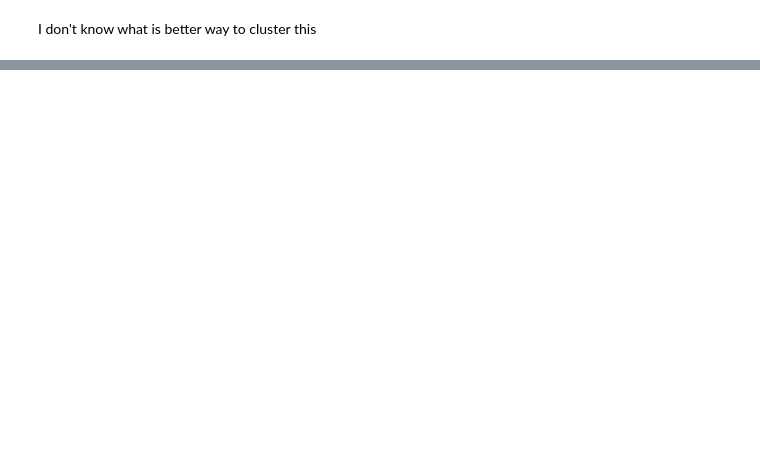
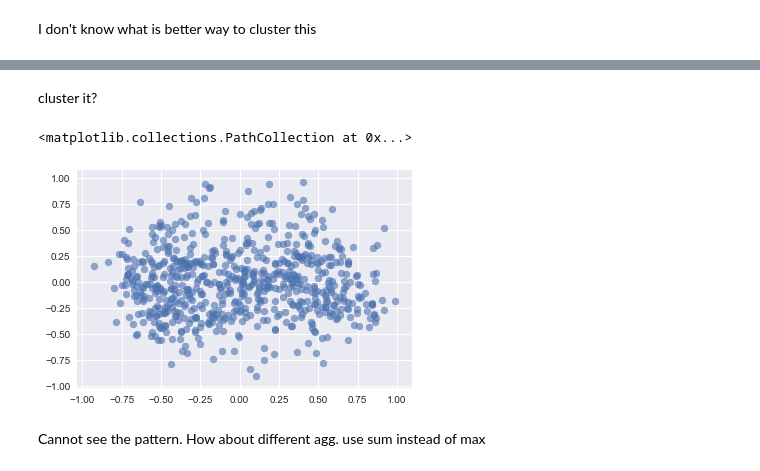
Before and after one commit to philogynic/notebooks, a Jupyter notebook: MovieLens.ipynb, the cells around one changed output, grey strips where cells are left out. Saved outputs shown, nothing was run; the diff lists cells and outputs as text; code cells hidden in the pictures; blank space fills up the shorter version.

```diff
--- a/MovieLens.ipynb
+++ b/MovieLens.ipynb
@@ -463,0 +603,4 @@ From the available data, what is the characteristic of user that we can used?
+# %%
+rg_cl = rg.drop(['movieId'], axis=1)
+# %%
+rg_cl = rg_cl.set_index('userId')
@@ -463,0 +629,2 @@ From the available data, what is the characteristic of user that we can used?
+# %%
+rg_cl_n = rg_cl.apply(lambda x: x/x.max(), axis=1)
@@ -463,0 +641,12 @@ From the available data, what is the characteristic of user that we can used?
+# %% [markdown]
+cluster it?
+# %%
+pca_rg = PCA(n_components=2)
+X_pca_rgcln = pca_rg.fit_transform(rg_cl_n)
+# %%
+plt.scatter(X_pca_rgcln[:, 0], X_pca_rgcln[:, 1], alpha=0.6)
+# %% [output]
+<matplotlib.collections.PathCollection at 0x...>
+[figure, added]
+# %% [markdown]
+Cannot see the pattern. How about different agg. use sum instead of max
```
Also changed, not shown: parts of 64 cells of this notebook.
